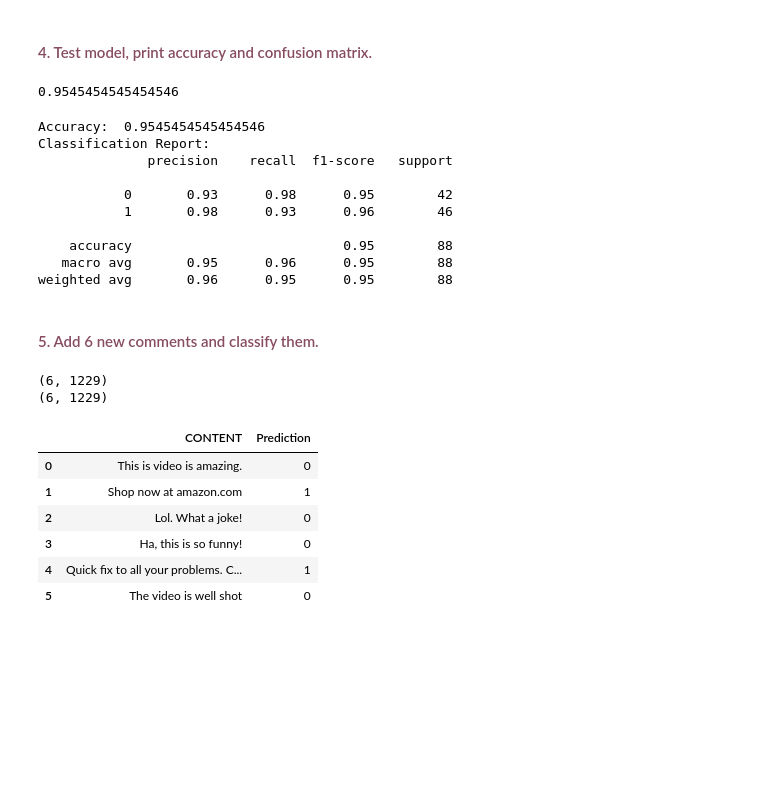
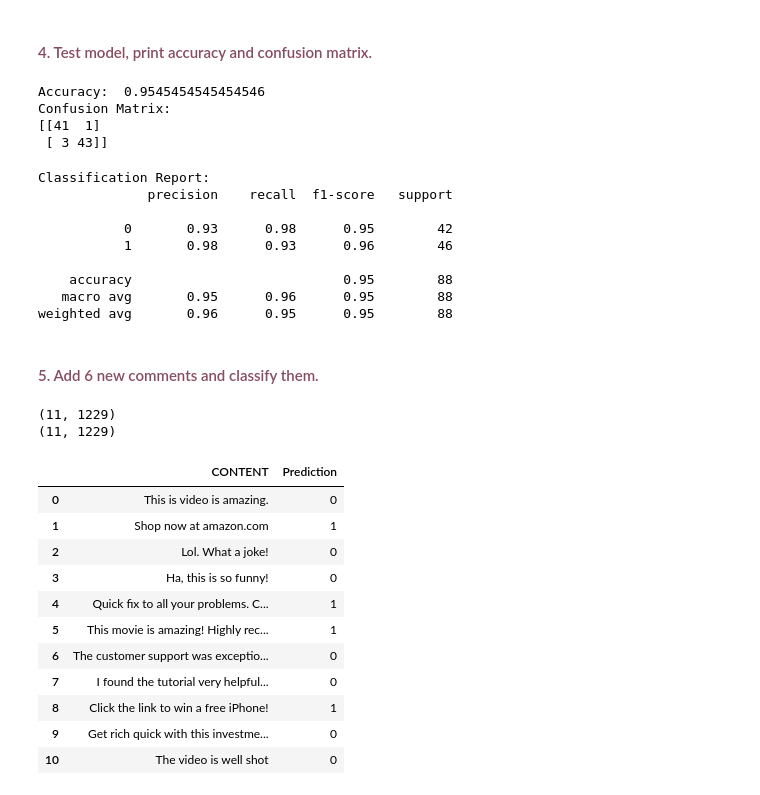
Before and after one commit to udaykurien/NLP_Project_Group3, a Jupyter notebook: final_project.ipynb, the cells around one changed output. Saved outputs shown, nothing was run; the diff lists cells and outputs as text; code cells hidden in the pictures; blank space fills up the shorter version.

```diff
--- a/final_project.ipynb
+++ b/final_project.ipynb
@@ -599,17 +599,21 @@ y_pred = clf.predict(x_test)
 
 # Evaluate the model
 accuracy = accuracy_score(y_test, y_pred)
-print(accuracy)
+print(Colors.BLUE + 'Accuracy: ' + Colors.END, accuracy)
+
+#Print confusion matrix
+print(Colors.BLUE + "Confusion Matrix:" +Colors.END)
+print(confusion_matrix(y_test, y_pred))
 # %% [output]
-0.9545454545454546
+Accuracy:  0.9545454545454546
+Confusion Matrix:
+[[41  1]
+ [ 3 43]]
 # %%
-print(Colors.BLUE + 'Accuracy: ' + Colors.END, accuracy)
-
 # Display classification report
 print(Colors.BLUE + "Classification Report:" + Colors.END)
 print(classification_report(y_test, y_pred))
 # %% [output]
-Accuracy:  0.9545454545454546
 Classification Report:
               precision    recall  f1-score   support
 
@@ -628,36 +632,46 @@ comment_array = np.array([["This is video is amazing."],
                           ["Lol. What a joke!"],
                           ["Ha, this is so funny!"],
                           ["Quick fix to all your problems. Click the link now!"],
+                          ["This movie is amazing! Highly recommended."],
+                          ["The customer support was exceptional. Great service!"],
+                          ["I found the tutorial very helpful. Thank you!"],
+                          ["Click the link to win a free iPhone!"],
+                          ["Get rich quick with this investment scheme!"],
                           ["The video is well shot"]])
 column_name = ["CONTENT"]
 comment_df = pd.DataFrame(comment_array, columns=column_name)
 
 # Process dataframe
 comment_df_proc = comment_df.copy()
 comment_df_proc["CONTENT"] = comment_df["CONTENT"].apply(process_text)
 
 # Vectorize dataframe
 bow_sparse_matrix = vectorizer.transform(comment_df_proc['CONTENT'])
 tfidf_sparse_matrix = tfidf_transformer.transform(bow_sparse_matrix)
 print(tfidf_sparse_matrix.shape)
 
 feature_names = vectorizer.get_feature_names_out();
 tfidf_df = pd.DataFrame(tfidf_sparse_matrix.toarray(), columns=feature_names)
 print(tfidf_df.shape)
 
 # Make prediction
 prediction = clf.predict(tfidf_df)
 prediction_df = pd.DataFrame(prediction, columns=["Prediction"])
 # Concat prediction to dataframe and print
 classifier_comments = pd.concat([comment_df, prediction_df], axis=1)
-classifier_comments.head(6)
+classifier_comments.head(12)
 # %% [output]
-(6, 1229)
-(6, 1229)
+(11, 1229)
+(11, 1229)
 |  | CONTENT | Prediction |
 | 0 | This is video is amazing. | 0 |
 | 1 | Shop now at amazon.com | 1 |
 | 2 | Lol. What a joke! | 0 |
 | 3 | Ha, this is so funny! | 0 |
 | 4 | Quick fix to all your problems. C... | 1 |
-| 5 | The video is well shot | 0 |
+| 5 | This movie is amazing! Highly rec... | 1 |
+| 6 | The customer support was exceptio... | 0 |
+| 7 | I found the tutorial very helpful... | 0 |
+| 8 | Click the link to win a free iPhone! | 1 |
+| 9 | Get rich quick with this investme... | 0 |
+| 10 | The video is well shot | 0 |
```
Also changed, not shown: parts of 1 cell of this notebook.
